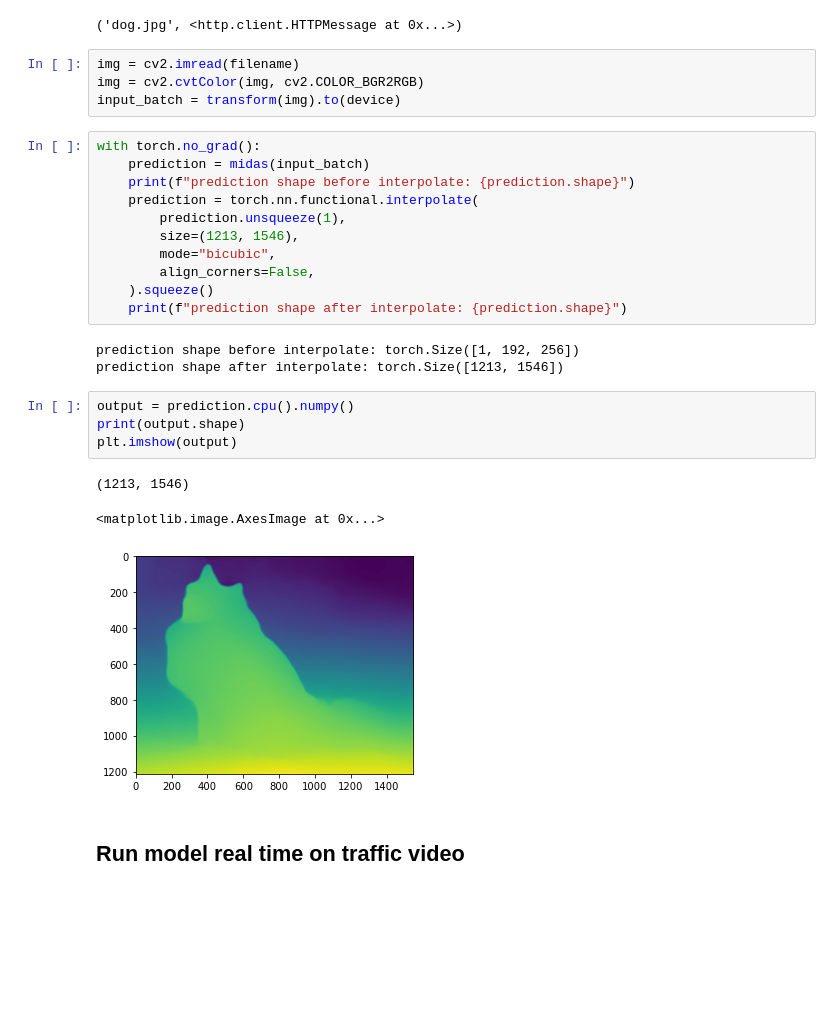
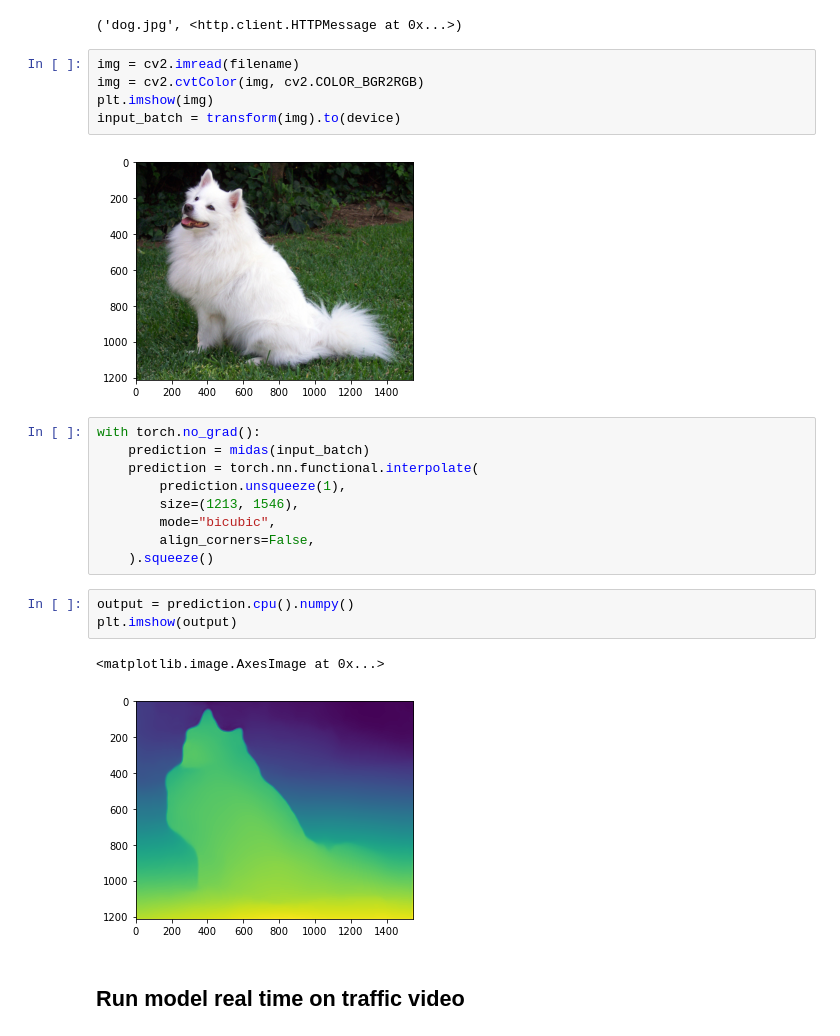
Before and after one commit to georgia-tech-db/evadb, a Jupyter notebook: experimentation/depth_estimation_exp.ipynb, the cells around one changed output. Drawn from its saved outputs; the diff is of its cells as text; blank space fills up the shorter version.

```diff
--- a/experimentation/depth_estimation_exp.ipynb
+++ b/experimentation/depth_estimation_exp.ipynb
@@ -78,28 +79,24 @@ urllib.request.urlretrieve(url, filename)
 # %%
 img = cv2.imread(filename)
 img = cv2.cvtColor(img, cv2.COLOR_BGR2RGB)
+plt.imshow(img)
 input_batch = transform(img).to(device)
+# %% [output]
+[figure, added]
 # %%
 with torch.no_grad():
     prediction = midas(input_batch)
-    print(f"prediction shape before interpolate: {prediction.shape}")
     prediction = torch.nn.functional.interpolate(
         prediction.unsqueeze(1),
         size=(1213, 1546),
         mode="bicubic",
         align_corners=False,
     ).squeeze()
-    print(f"prediction shape after interpolate: {prediction.shape}")
-# %% [output]
-prediction shape before interpolate: torch.Size([1, 192, 256])
-prediction shape after interpolate: torch.Size([1213, 1546])
 # %%
 output = prediction.cpu().numpy()
-print(output.shape)
 plt.imshow(output)
 # %% [output]
-(1213, 1546)
+<matplotlib.image.AxesImage at 0x...>
-<matplotlib.image.AxesImage at 0x...>
 [figure]
 # %% [markdown]
 ## Run model real time on traffic video
```
Also changed, not shown: parts of 4 cells of this notebook, 2 other files.
